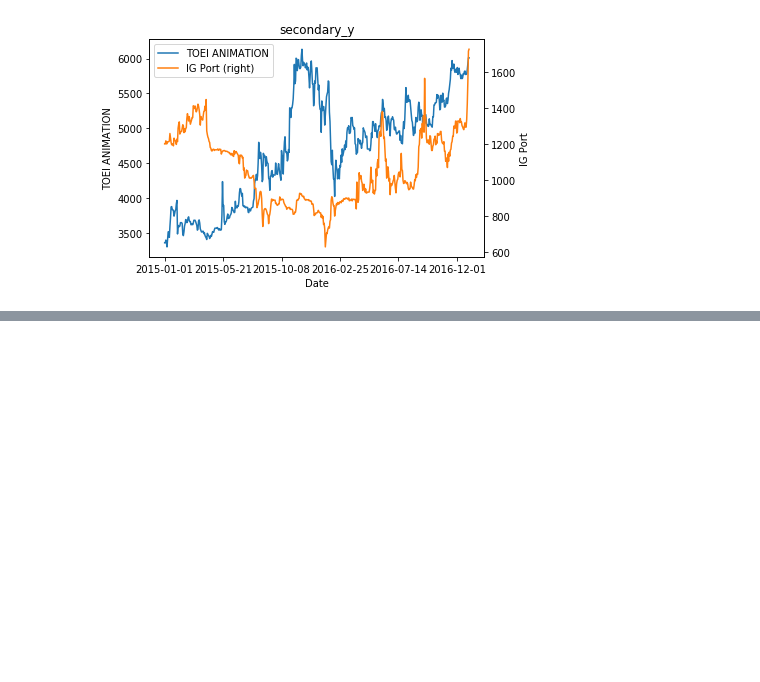
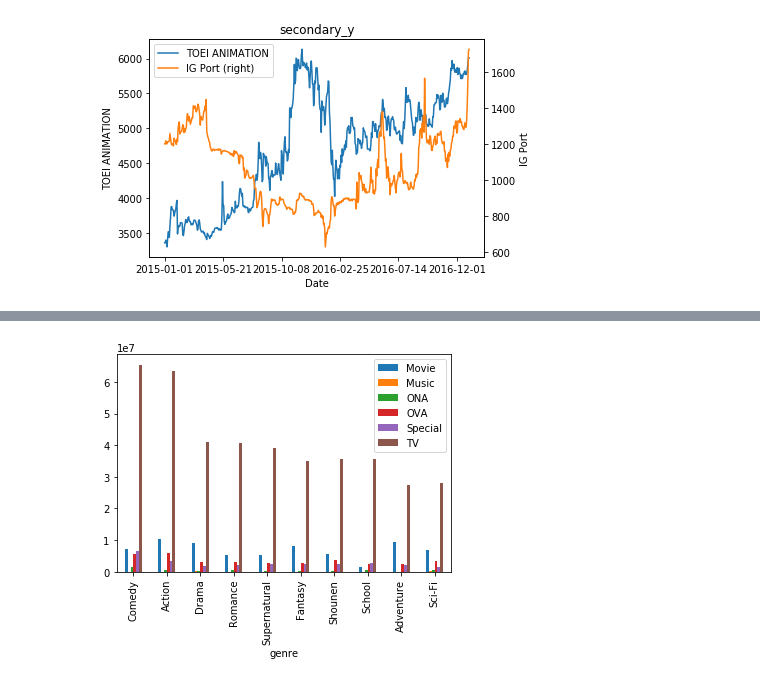
Before and after one commit to mocamocaland/jupyterbook_sample, a Jupyter notebook: pandas_sample_matplotlib_anime_3_10_5.ipynb, the cells around one changed output, grey strips where cells are left out. Cells and saved outputs as stored; diff of their text form; code cells hidden in the pictures; blank space fills up the shorter version.

```diff
--- a/pandas_sample_matplotlib_anime_3_10_5.ipynb
+++ b/pandas_sample_matplotlib_anime_3_10_5.ipynb
@@ -25,0 +44,9 @@ plt.show()
+# %%
+# 棒グラフを作成
+anime_genre_top10_pivoted_csv = os.path.join(
+    base_url, 'anime_genre_top10_pivoted.csv')
+anime_genre_top10_pivoted_df = pd.read_csv(anime_genre_top10_pivoted_csv, index_col=0)
+ax = anime_genre_top10_pivoted_df.plot.bar()
+plt.show()
+# %% [output]
+[figure, added]
```
Also changed, not shown: parts of 3 cells of this notebook.
